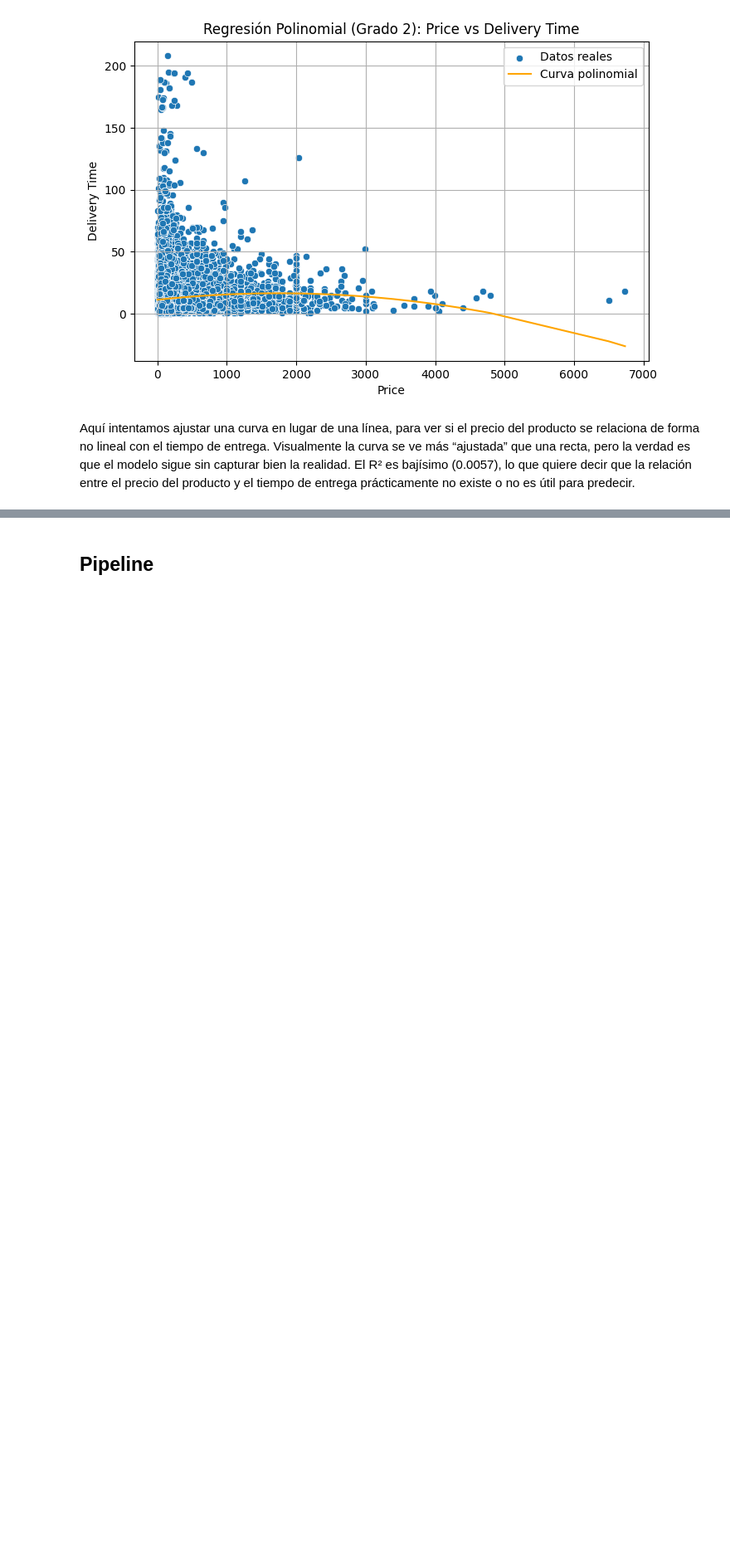
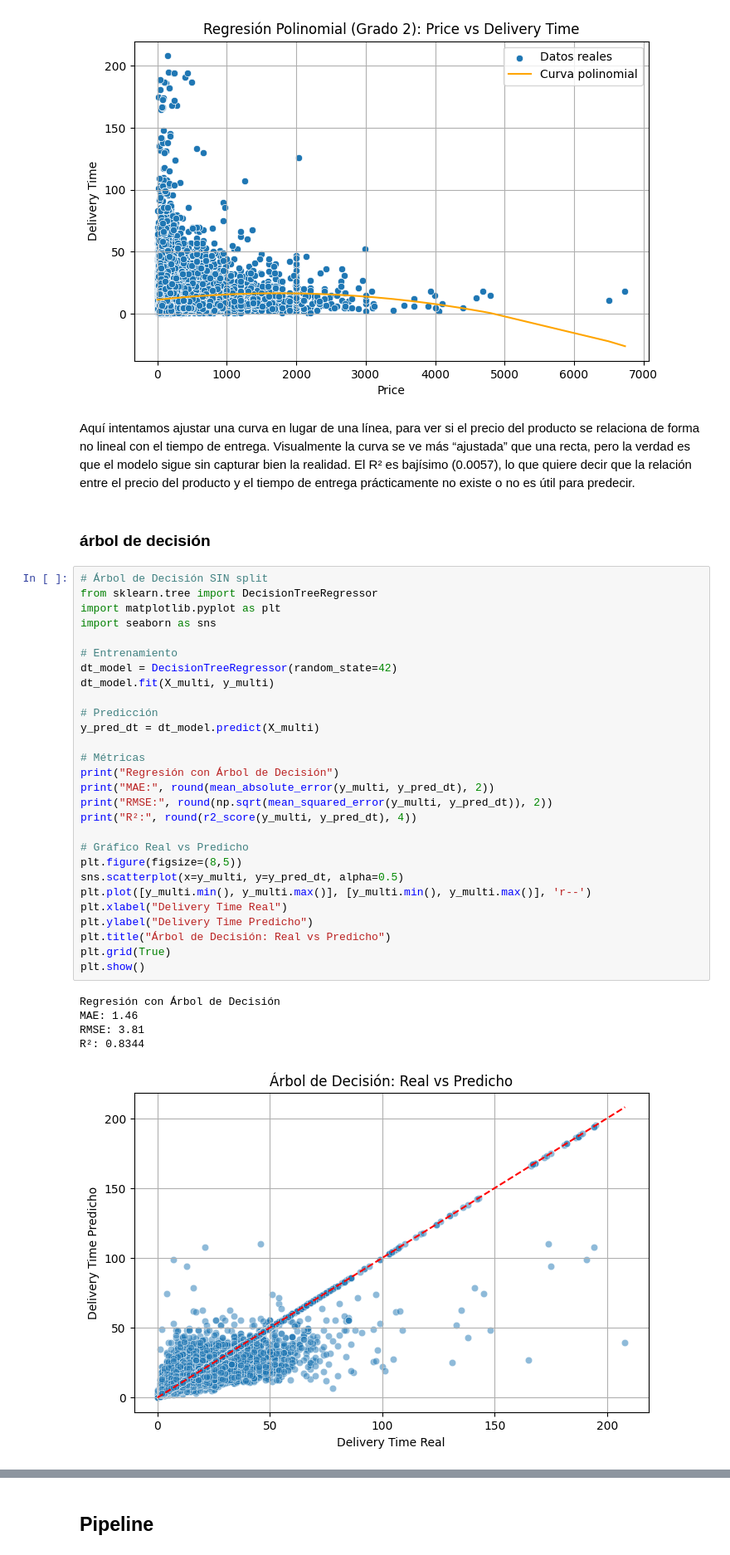
Before and after one commit to vgcarlol/proy3_MD, a Jupyter notebook: eda_report.ipynb, the cells around one changed output, grey strips where cells are left out. Shown at 83% size. Drawn from its saved outputs; the diff is of its cells as text; blank space fills up the shorter version.

```diff
--- a/eda_report.ipynb
+++ b/eda_report.ipynb
@@ -328,3 +328,39 @@ R²: 0.0057
 # %% [markdown]
 Aquí intentamos ajustar una curva en lugar de una línea, para ver si el precio del producto se relaciona de forma no lineal con el tiempo de entrega. Visualmente la curva se ve más “ajustada” que una recta, pero la verdad es que el modelo sigue sin capturar bien la realidad.
 El R² es bajísimo (0.0057), lo que quiere decir que la relación entre el precio del producto y el tiempo de entrega prácticamente no existe o no es útil para predecir.
+# %% [markdown]
+### árbol de decisión
+# %%
+# Árbol de Decisión SIN split
+from sklearn.tree import DecisionTreeRegressor
+import matplotlib.pyplot as plt
+import seaborn as sns
+
+# Entrenamiento
+dt_model = DecisionTreeRegressor(random_state=42)
+dt_model.fit(X_multi, y_multi)
+
+# Predicción
+y_pred_dt = dt_model.predict(X_multi)
+
+# Métricas
+print("Regresión con Árbol de Decisión")
+print("MAE:", round(mean_absolute_error(y_multi, y_pred_dt), 2))
+print("RMSE:", round(np.sqrt(mean_squared_error(y_multi, y_pred_dt)), 2))
+print("R²:", round(r2_score(y_multi, y_pred_dt), 4))
+
+# Gráfico Real vs Predicho
+plt.figure(figsize=(8,5))
+sns.scatterplot(x=y_multi, y=y_pred_dt, alpha=0.5)
+plt.plot([y_multi.min(), y_multi.max()], [y_multi.min(), y_multi.max()], 'r--')
+plt.xlabel("Delivery Time Real")
+plt.ylabel("Delivery Time Predicho")
+plt.title("Árbol de Decisión: Real vs Predicho")
+plt.grid(True)
+plt.show()
+# %% [output]
+Regresión con Árbol de Decisión
+MAE: 1.46
+RMSE: 3.81
+R²: 0.8344
+[figure, added]
```
Also changed, not shown: parts of 5 cells of this notebook.
